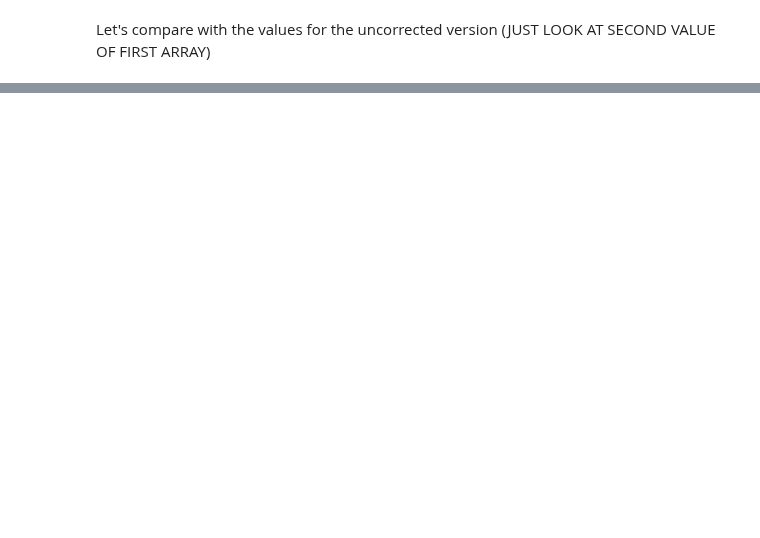
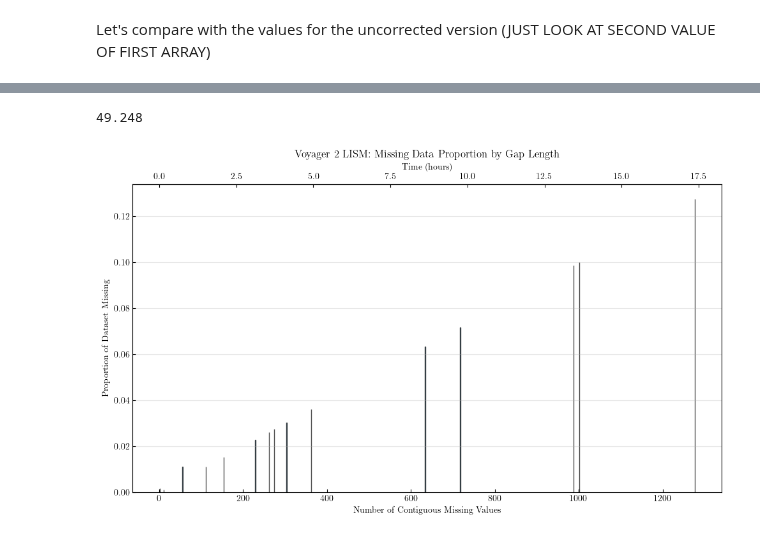
Before and after one commit to daniel-wrench/sf_gap_analysis, a Jupyter notebook: notebooks/correct_voyager_ints_old.ipynb, the cells around one changed output, grey strips where cells are left out. Cells and saved outputs as stored; diff of their text form; code cells hidden in the pictures; blank space fills up the shorter version.

```diff
--- a/notebooks/correct_voyager_ints_old.ipynb
+++ b/notebooks/correct_voyager_ints_old.ipynb
@@ -595,0 +738,14 @@ plt.show()
+# %%
+49248/ 1000
+# %% [output]
+49.248
+# %%
+contiguous_missing_proportion_histogram(
+    bad_input.BR,
+    #xmax=4000,
+    time_unit="hours",
+    title="Voyager 2 LISM: Missing Data Proportion by Gap Length",
+    resolution=49
+)
+# %% [output]
+[figure, added]
```
Also changed, not shown: parts of 12 cells of this notebook, 4 other files.
